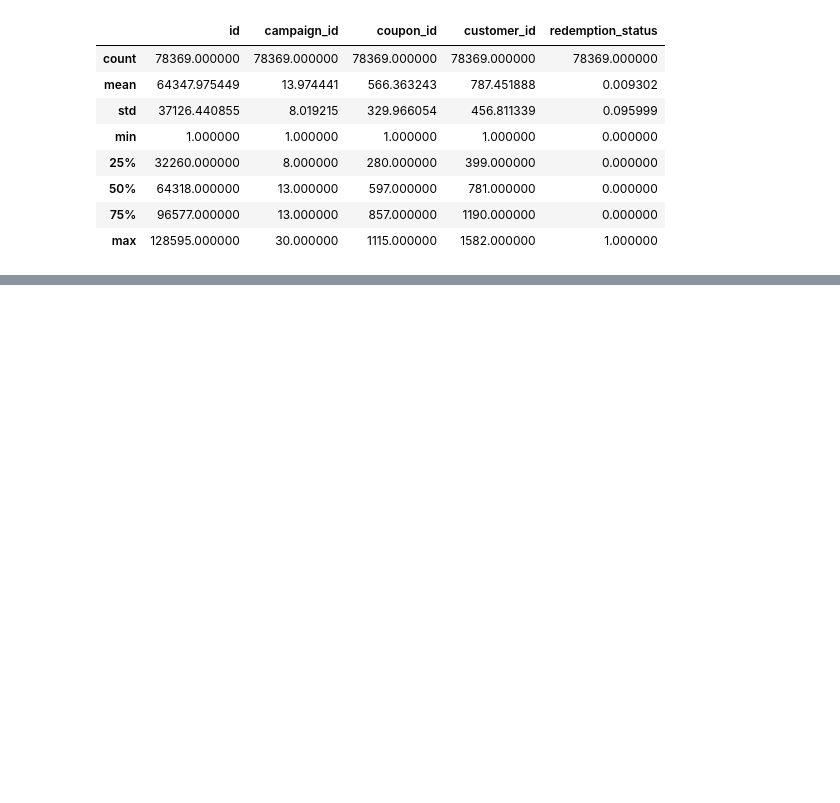
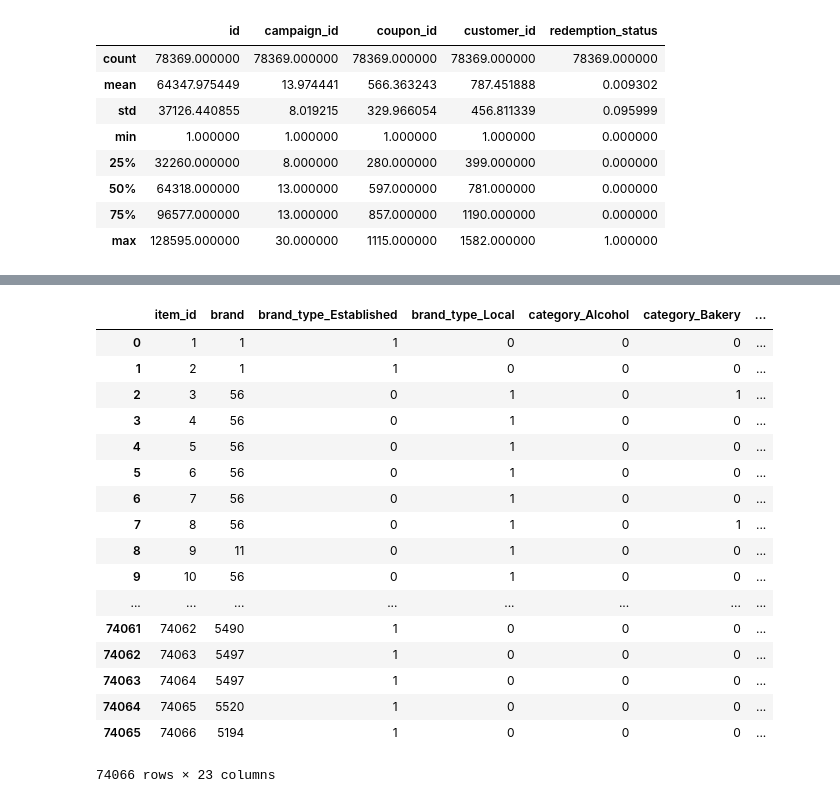
Before and after one commit to gkothari25/Amex_challenge-, a Jupyter notebook: Amex_challenge_submission.ipynb, the cells around one changed output, grey strips where cells are left out. Drawn from its saved outputs; the diff is of its cells as text; code cells hidden in the pictures; blank space fills up the shorter version.

```diff
--- a/Amex_challenge_submission.ipynb
+++ b/Amex_challenge_submission.ipynb
@@ -98,0 +198,27 @@ campaign_df_1
+# %%
+#the last one is item_data_path
+item_data_path = "data/train_AUpWtIz/item_data.csv"
+item_df =  pd.read_csv(item_data_path)
+item_df_1 = item_df.loc[:,[]]
+list3 = ['brand_type', 'category']
+#convert above list to categorical variables.
+item_df_1 = pd.get_dummies(item_df_1, columns = list3)
+# %% [output]
+|  | item_id | brand | brand_type_Established | brand_type_Local | category_Alcohol | category_Bakery | ... |
+| 0 | 1 | 1 | 1 | 0 | 0 | 0 | ... |
+| 1 | 2 | 1 | 1 | 0 | 0 | 0 | ... |
+| 2 | 3 | 56 | 0 | 1 | 0 | 1 | ... |
+| 3 | 4 | 56 | 0 | 1 | 0 | 0 | ... |
+| 4 | 5 | 56 | 0 | 1 | 0 | 0 | ... |
+| 5 | 6 | 56 | 0 | 1 | 0 | 0 | ... |
+| 6 | 7 | 56 | 0 | 1 | 0 | 0 | ... |
+| 7 | 8 | 56 | 0 | 1 | 0 | 1 | ... |
+| 8 | 9 | 11 | 0 | 1 | 0 | 0 | ... |
+| 9 | 10 | 56 | 0 | 1 | 0 | 0 | ... |
+| ... | ... | ... | ... | ... | ... | ... | ... |
+| 74061 | 74062 | 5490 | 1 | 0 | 0 | 0 | ... |
+| 74062 | 74063 | 5497 | 1 | 0 | 0 | 0 | ... |
+| 74063 | 74064 | 5497 | 1 | 0 | 0 | 0 | ... |
+| 74064 | 74065 | 5520 | 1 | 0 | 0 | 0 | ... |
+| 74065 | 74066 | 5194 | 1 | 0 | 0 | 0 | ... |
+74066 rows × 23 columns
```
Also changed, not shown: parts of 8 cells of this notebook, 2 other files.
